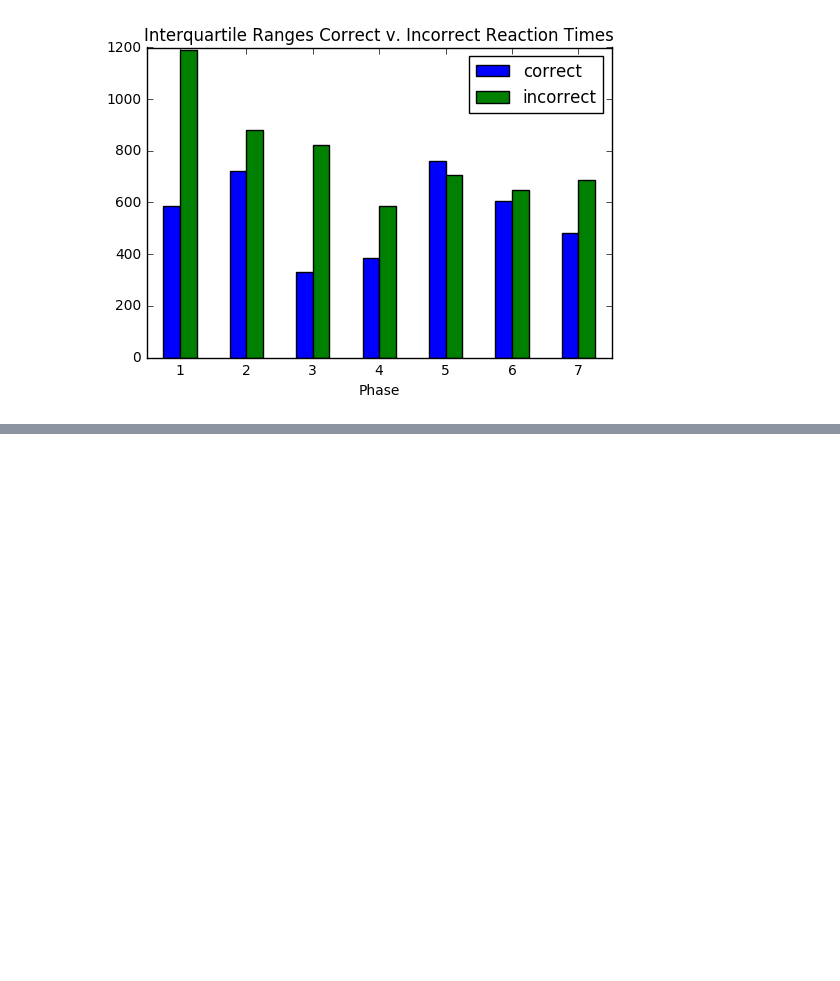
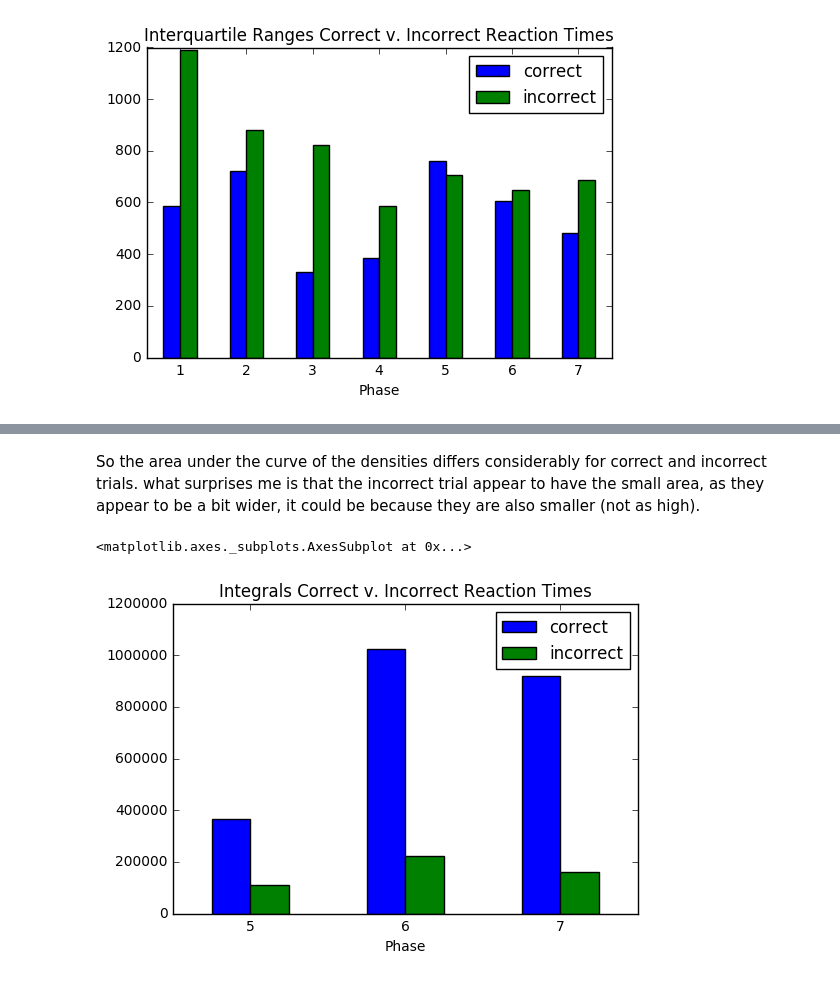
Before and after one commit to estherholleman/An-incremental-training-method-with-automated-extendable-maze-for-training-spatial-behavioral-tasks, a Jupyter notebook: Comparing Reaction Times of Correct and Incorrect Trials.ipynb, the cells around one changed output, grey strips where cells are left out. Saved outputs shown, nothing was run; the diff lists cells and outputs as text; code cells hidden in the pictures; blank space fills up the shorter version.

```diff
--- a/Comparing Reaction Times of Correct and Incorrect Trials.ipynb
+++ b/Comparing Reaction Times of Correct and Incorrect Trials.ipynb
@@ -213,0 +277,7 @@ iqrAvgAnimalSansDumb.plot(kind="bar", title = "Interquartile Ranges Correct v. I
+# %% [markdown]
+So the area under the curve of the densities differs considerably for correct and incorrect trials. what surprises me is that the incorrect trial appear to have the small area, as they appear to be a bit wider, it could be because they are also smaller (not as high).
+# %%
+integralAvg.loc[5:7].plot(kind="bar", title = "Integrals Correct v. Incorrect Reaction Times",rot =0)
+# %% [output]
+<matplotlib.axes._subplots.AxesSubplot at 0x...>
+[figure, added]
```
Also changed, not shown: parts of 14 cells of this notebook.
